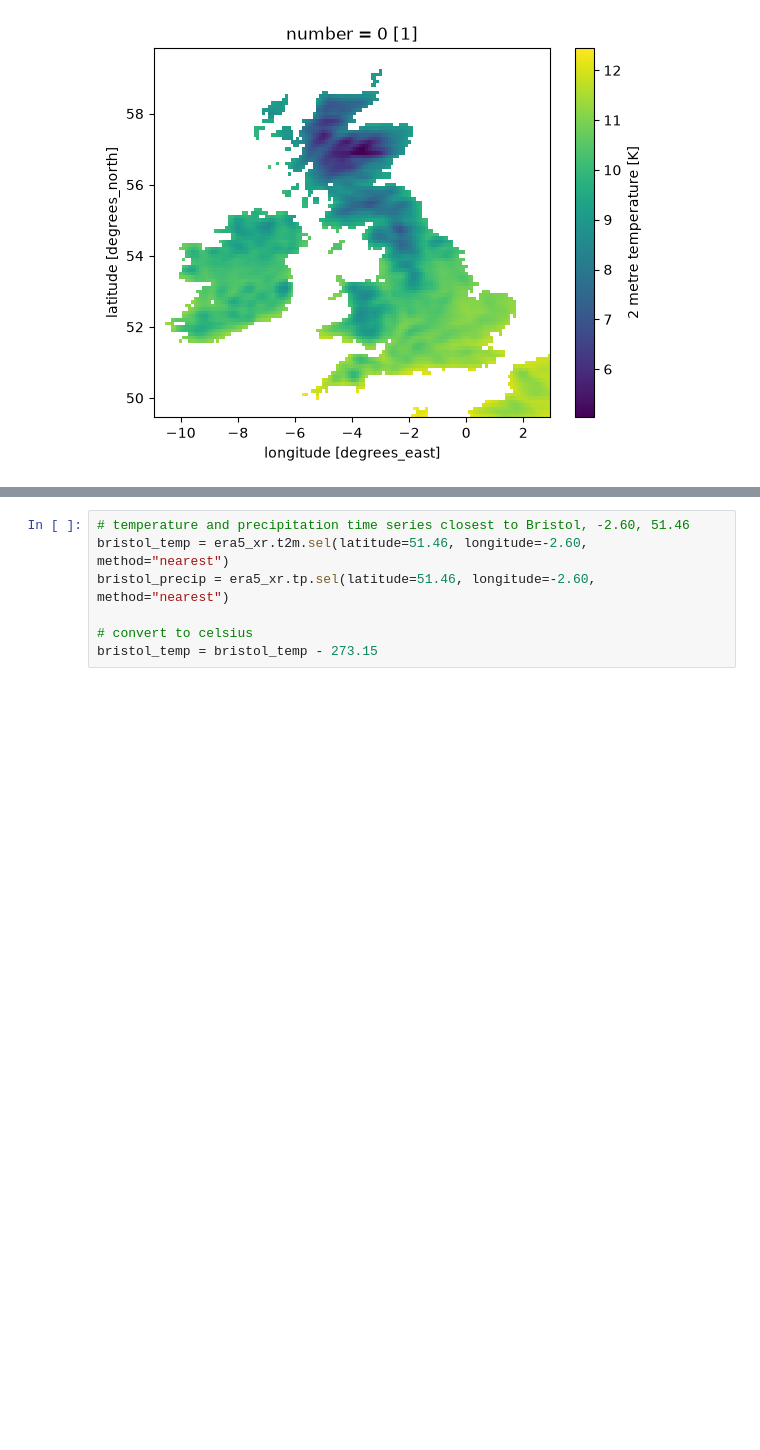
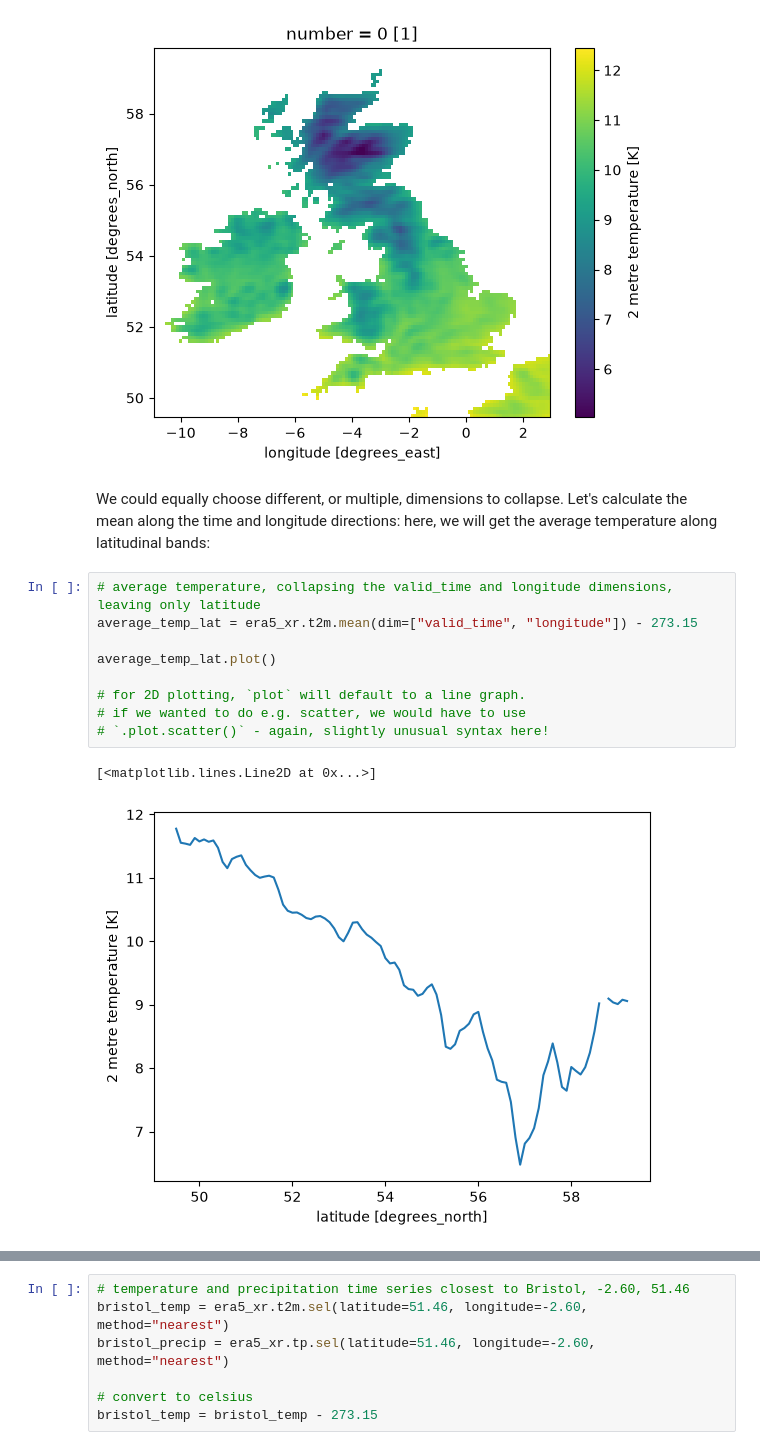
Before and after one commit to trchudley/geospatial-scientific-computing, a Jupyter notebook: week/04/02-xarray.ipynb, the cells around one changed output, grey strips where cells are left out. Saved outputs shown, nothing was run; the diff lists cells and outputs as text; blank space fills up the shorter version.

```diff
--- a/week/04/02-xarray.ipynb
+++ b/week/04/02-xarray.ipynb
@@ -164,3 +249,17 @@ average_temp.plot.imshow()
 # %% [output]
 <matplotlib.image.AxesImage at 0x...>
 [figure]
+# %% [markdown]
+We could equally choose different, or multiple, dimensions to collapse. Let's calculate the mean along the time and longitude directions: here, we will get the average temperature along latitudinal bands:
+# %%
+# average temperature, collapsing the valid_time and longitude dimensions, leaving only latitude
+average_temp_lat = era5_xr.t2m.mean(dim=["valid_time", "longitude"]) - 273.15
+
+average_temp_lat.plot()
+
+# for 2D plotting, `plot` will default to a line graph.
+# if we wanted to do e.g. scatter, we would have to use
+# `.plot.scatter()` - again, slightly unusual syntax here!
+# %% [output]
+[<matplotlib.lines.Line2D at 0x...>]
+[figure, added]
```
Also changed, not shown: parts of 34 cells of this notebook, 6 other files.
